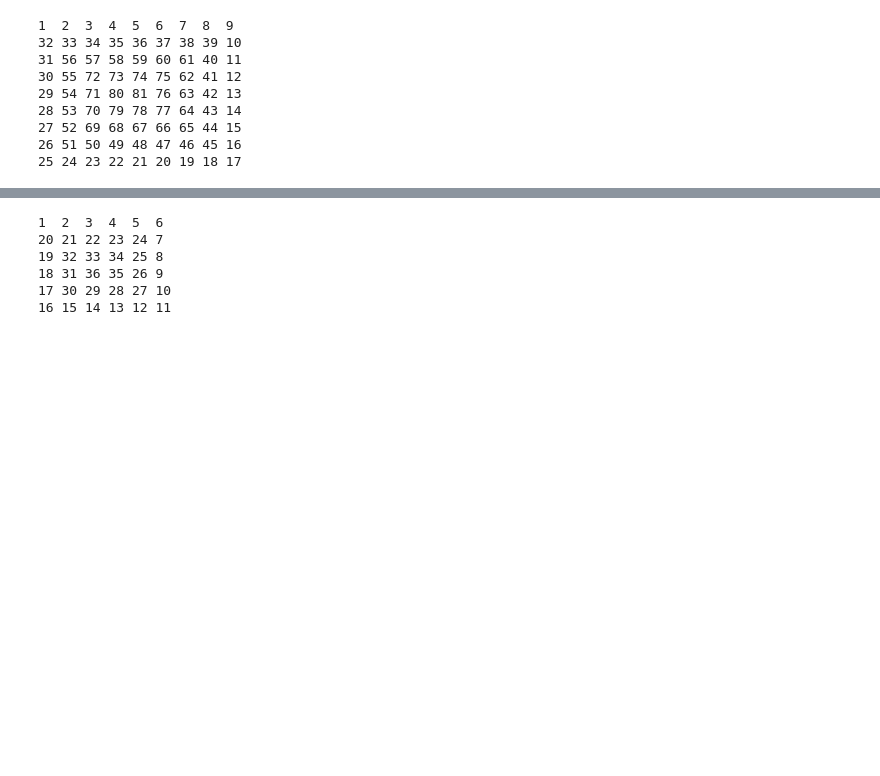
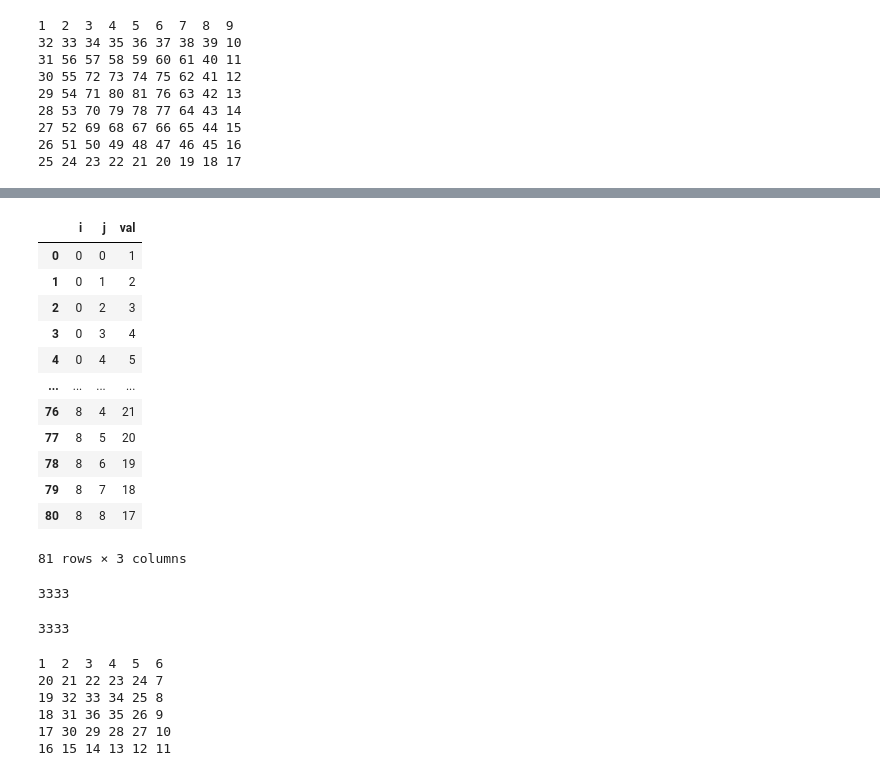
Before and after one commit to Tigershade/excercism, a Jupyter notebook: spiral_matrix.ipynb, the cells around one changed output, grey strips where cells are left out. Saved outputs shown, nothing was run; the diff lists cells and outputs as text; code cells hidden in the pictures; blank space fills up the shorter version.

```diff
--- a/spiral_matrix.ipynb
+++ b/spiral_matrix.ipynb
@@ -66,3 +132,19 @@ print_matrix(res)
+# %%
+display(df_longer)
+# %% [output]
+|  | i | j | val |
+| 0 | 0 | 0 | 1 |
+| 1 | 0 | 1 | 2 |
+| 2 | 0 | 2 | 3 |
+| 3 | 0 | 3 | 4 |
+| 4 | 0 | 4 | 5 |
+| ... | ... | ... | ... |
+| 76 | 8 | 4 | 21 |
+| 77 | 8 | 5 | 20 |
+| 78 | 8 | 6 | 19 |
+| 79 | 8 | 7 | 18 |
+| 80 | 8 | 8 | 17 |
+81 rows × 3 columns
 # %%
 def _spiral_matrix(n):
     """
@@ -105,6 +187,15 @@ def _spiral_matrix(n):
 
     return matrix
 #initiate
+# %%
+df.iloc[1,1] #= 3333
+# %% [output]
+3333
+# %%
+pos = (1, 1)
+df.iloc[*pos]
+# %% [output]
+3333
 # %%
 print_matrix(spiral_matrix(6))
 # %% [output]
```
Also changed, not shown: parts of 7 cells of this notebook, 1 other file.
